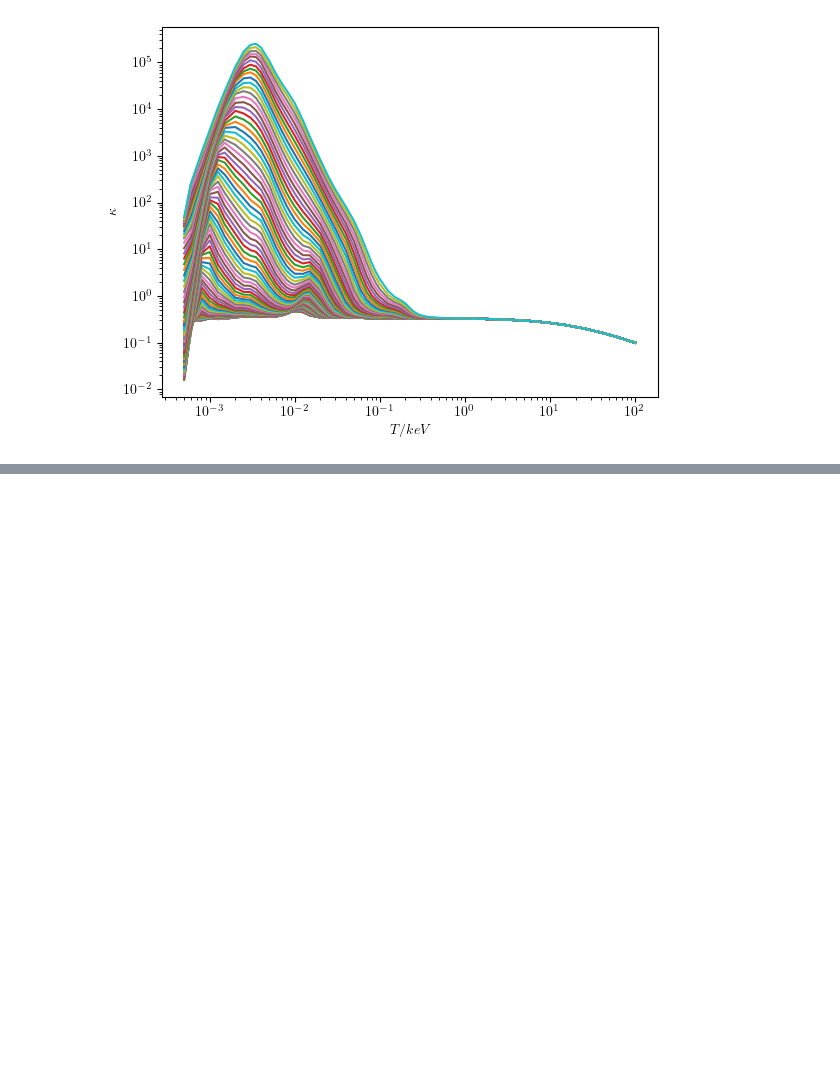
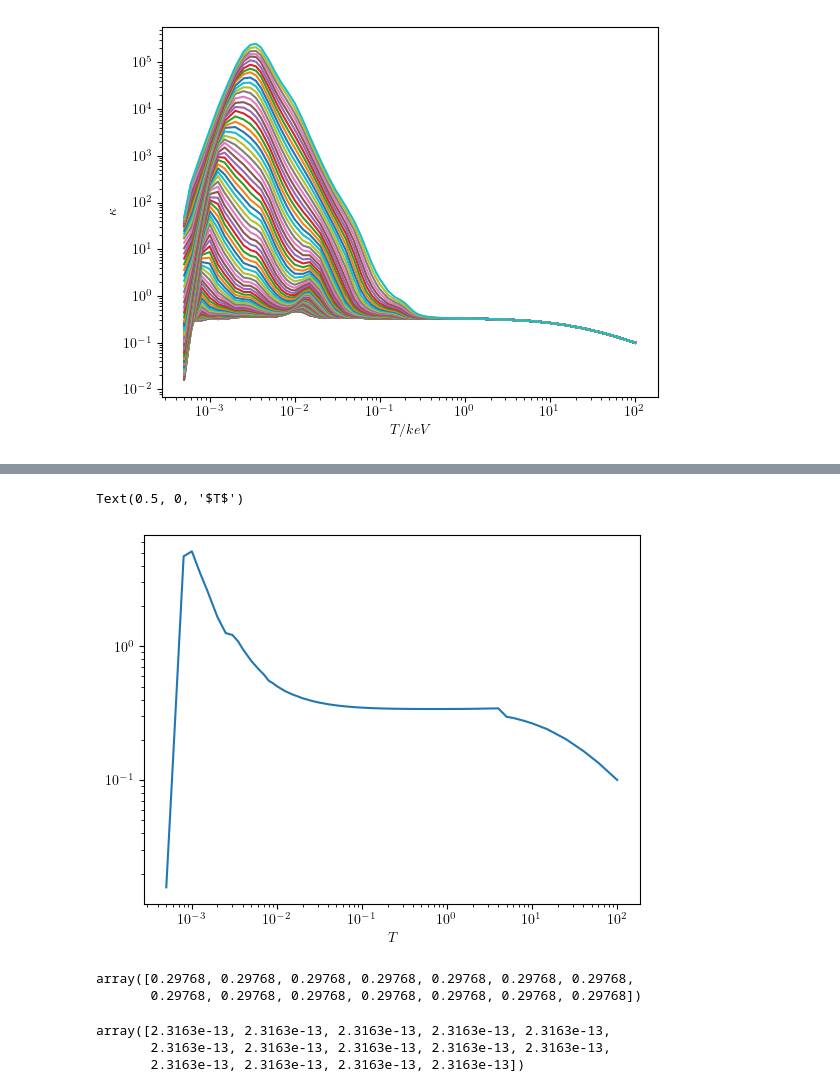
Before and after one commit to yanfeij/GetTOPS, a Jupyter notebook: load_opacity.ipynb, the cells around one changed output, grey strips where cells are left out. Drawn from its saved outputs; the diff is of its cells as text; code cells hidden in the pictures; blank space fills up the shorter version.

```diff
--- a/load_opacity.ipynb
+++ b/load_opacity.ipynb
@@ -253,0 +302,19 @@ Text(0.5, 0, '$\\nu$')
+# %%
+plt.plot(tgrid,multi_ross_table[2,:,49])
+plt.xscale('log')
+plt.yscale('log')
+plt.xlabel('$T$')
+# %% [output]
+Text(0.5, 0, '$T$')
+[figure, added]
+# %%
+multi_ross_table[:,65,49]
+# %% [output]
+array([0.29768, 0.29768, 0.29768, 0.29768, 0.29768, 0.29768, 0.29768,
+       0.29768, 0.29768, 0.29768, 0.29768, 0.29768, 0.29768, 0.29768])
+# %%
+multi_planck_table[:,65,49]
+# %% [output]
+array([2.3163e-13, 2.3163e-13, 2.3163e-13, 2.3163e-13, 2.3163e-13,
+       2.3163e-13, 2.3163e-13, 2.3163e-13, 2.3163e-13, 2.3163e-13,
+       2.3163e-13, 2.3163e-13, 2.3163e-13, 2.3163e-13])
```
Also changed, not shown: parts of 23 cells of this notebook.
